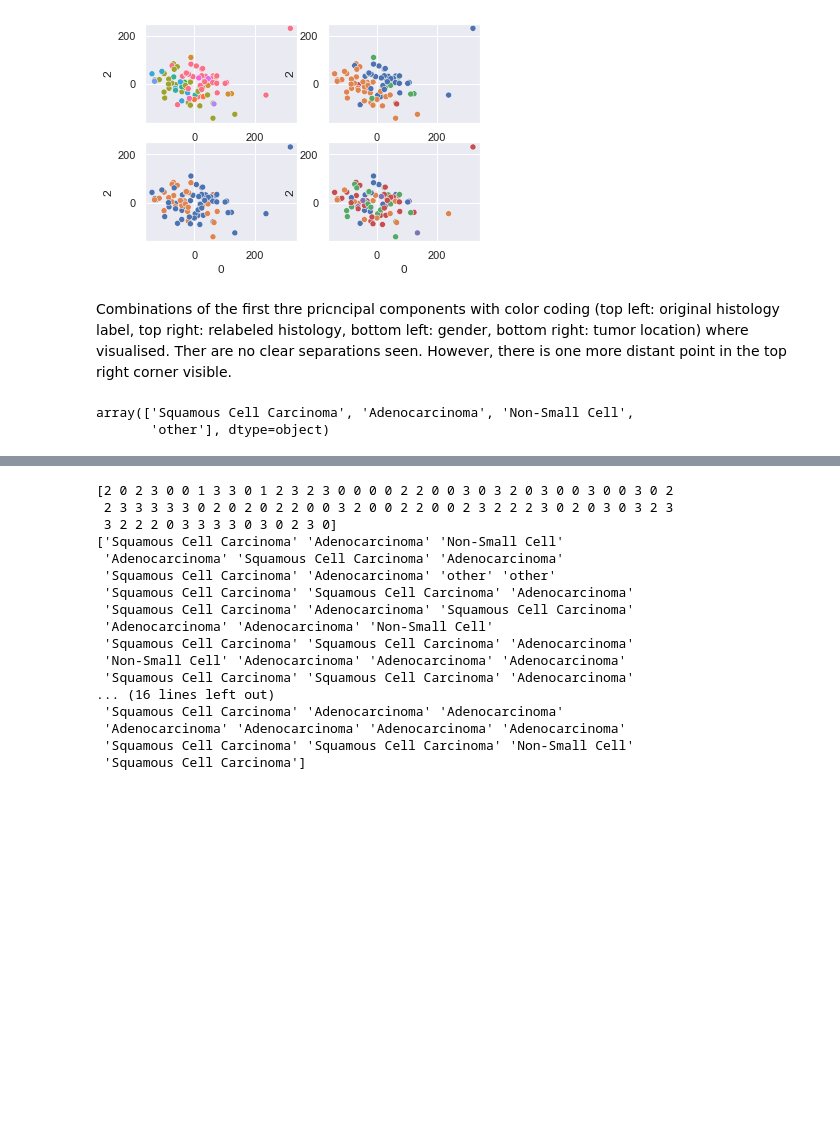
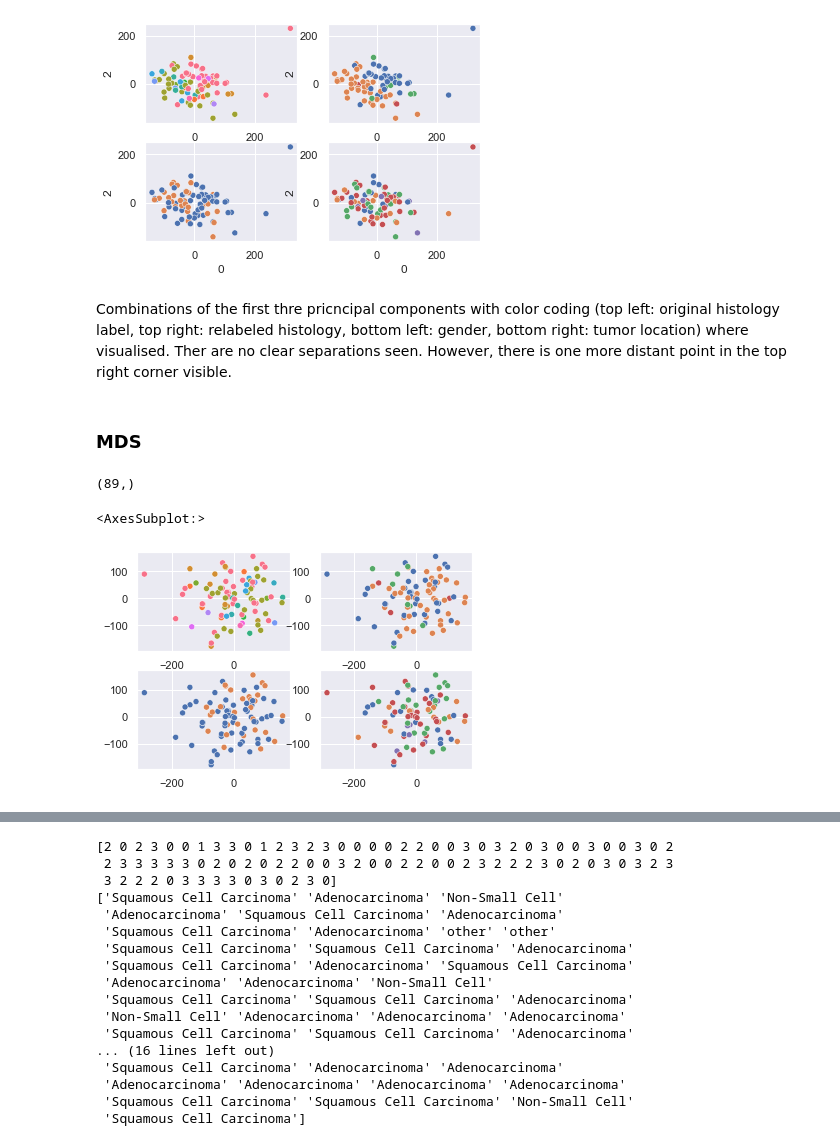
Before and after one commit to ChiaraBecht/Unsupervised_Machine_Learning, a Jupyter notebook: Unsupervised_Learning_Assignment.ipynb, the cells around one changed output, grey strips where cells are left out. Cells and saved outputs as stored; diff of their text form; code cells hidden in the pictures; blank space fills up the shorter version.

```diff
--- a/Unsupervised_Learning_Assignment.ipynb
+++ b/Unsupervised_Learning_Assignment.ipynb
@@ -298,13 +300,34 @@ sns.scatterplot(principalDf[0], principalDf[2], hue = labels['source.location'],
 # %% [output]
 <AxesSubplot:xlabel='0', ylabel='2'>
 [figure]
-# %% [markdown]
-Combinations of the first thre pricncipal components with color coding (top left: original histology label, top right: relabeled histology, bottom left: gender, bottom right: tumor location) where visualised. Ther are no clear separations seen. However, there is one more distant point in the top right corner visible.
-# %%
-# no clear separation seen for 2 principle components so lets try clustering for all the ones needed to capture 85%
-# try k-means clustering
-# hierarchical clustering
-labels.hist_tags.unique()
-# %% [output]
-array(['Squamous Cell Carcinoma', 'Adenocarcinoma', 'Non-Small Cell',
-       'other'], dtype=object)
+# %% [markdown]
+Combinations of the first thre pricncipal components with color coding (top left: original histology label, top right: relabeled histology, bottom left: gender, bottom right: tumor location) where visualised. Ther are no clear separations seen. However, there is one more distant point in the top right corner visible.
+# %% [markdown]
+### MDS
+# %%
+MDS_reduction = MDS(n_components=10, metric=True, n_init=4, max_iter=300, verbose=0, eps=0.001, n_jobs=None, random_state=42,
+dissimilarity='euclidean')
+
+MDS_reduction
+
+
+X_mds = MDS_reduction.fit_transform(X)
+X_mds.shape
+X_mds[:,:1].ravel().shape
+# %% [output]
+(89,)
+# %%
+#set seaborn plotting aesthetics as default
+sns.set()
+
+#define plotting region (2 rows, 2 columns)
+fig, axes = plt.subplots(2, 2)
+
+#create boxplot in each subplot
+sns.scatterplot(X_mds[:,:1].ravel(), X_mds[:,1:2].ravel(), hue = labels['characteristics.tag.histology'], legend = False, ax=axes[0,0])
+sns.scatterplot(X_mds[:,:1].ravel(), X_mds[:,1:2].ravel(), hue = labels['hist_tags'], legend = False, ax=axes[0,1])
+sns.scatterplot(X_mds[:,:1].ravel(), X_mds[:,1:2].ravel(), hue = labels['characteristics.tag.gender'], legend = False, ax=axes[1,0])
+sns.scatterplot(X_mds[:,:1].ravel(), X_mds[:,1:2].ravel(), hue = labels['source.location'], legend = False, ax=axes[1,1])
+# %% [output]
+<AxesSubplot:>
+[figure, added]
```
Also changed, not shown: parts of 14 cells of this notebook.
